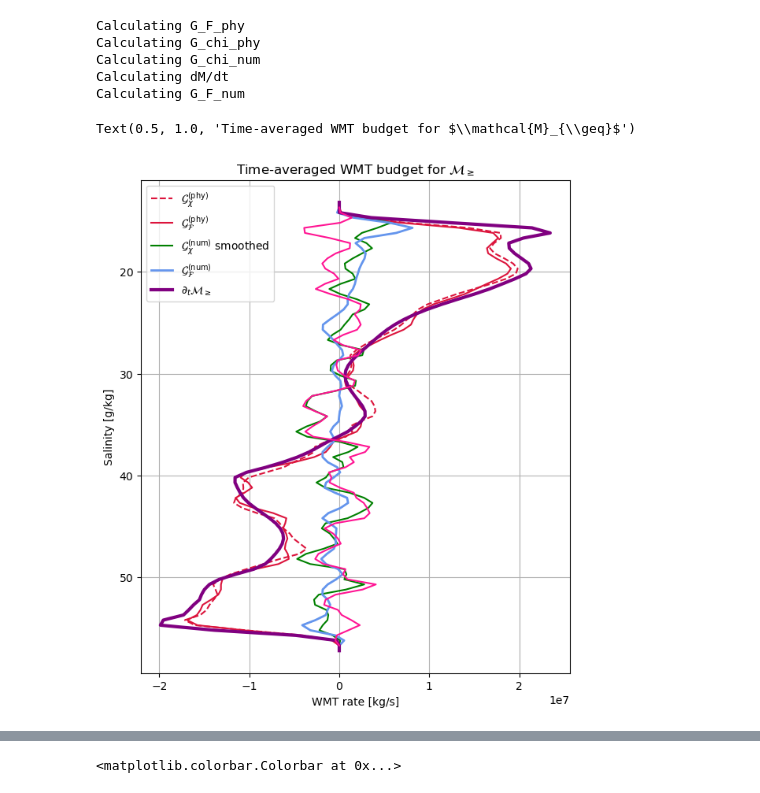
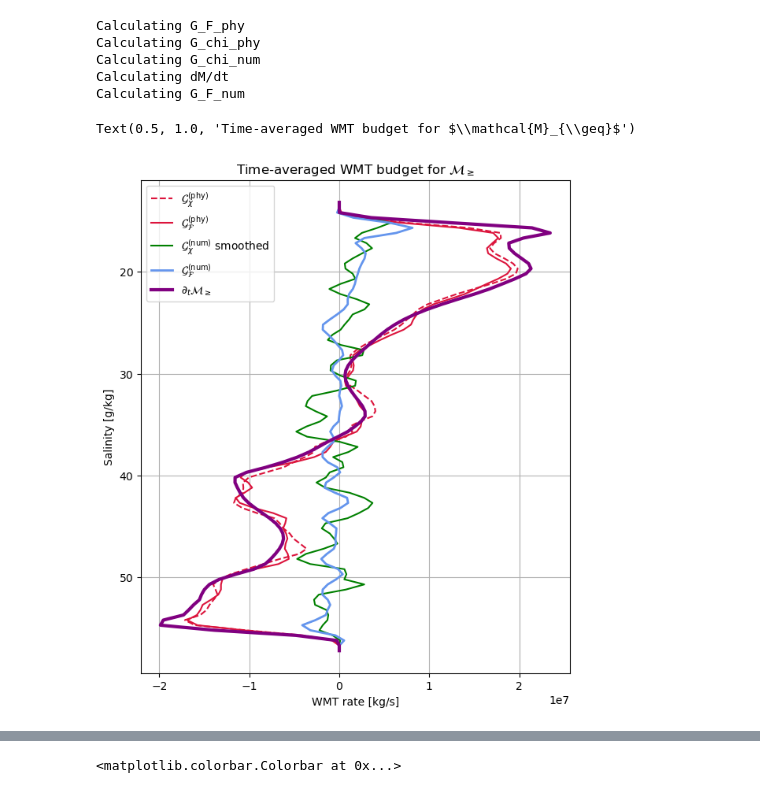
Before and after one commit to kailauyeda/WMT_DVD, a Jupyter notebook: bichan/analysis/spatial_smoothing.ipynb, the cells around one changed output, grey strips where cells are left out. Saved outputs shown, nothing was run; the diff lists cells and outputs as text; code cells hidden in the pictures.

```diff
--- a/bichan/analysis/spatial_smoothing.ipynb
+++ b/bichan/analysis/spatial_smoothing.ipynb
@@ -849,32 +843,32 @@ budget_ds.G_chi_phy.sum('nCells').mean(dim='Time').plot(y='salinity',label = r'$
                                                             linestyle='dashed', color='crimson')
 budget_ds.G_F_phy_center.sum('nCells').mean(dim='Time').plot(y='salinity', label = r'$\mathcal{G}_\mathcal{F}^{\text{(phy)}}$', color = 'crimson')
 
 # G_num
 G_smoothed_chi_num.G_chi_num.sum('nCells').mean(dim='Time').plot(y='salinity', color='green',
                                                                      label = r'$\mathcal{G}_\chi^{\text{(num)}}$ smoothed')
 
 # budget_ds.G_chi_num.sum('nCells').mean(dim='Time').plot(y='salinity', label = r'$\mathcal{G}_\chi^{\text{(num)}}$',
 #                                                             linestyle='dashed',color='cornflowerblue')
 budget_ds.G_F_num.sum('nCells').mean(dim='Time').plot(y='salinity', label = r'$\mathcal{G}_\mathcal{F}^{\text{(num)}}$',
                                                       linewidth = 2, color='cornflowerblue')
 # ds_dt.mean(dim='Time').sum('nCells').salinityTend.plot(y='salinity', label = r'$\partial_t \lambda$')
 
 # dM/dt
 budget_ds.dM_dt.sum('nCells').mean(dim='Time').plot(y='salinity',label = r'$\partial_t \mathcal{M}_{\geq}$', color='purple',linewidth = 3)
 
 # diff btwn G_smoothed_chi_num and G_F_num
-(G_smoothed_chi_num.G_chi_num.sum('nCells').mean(dim='Time') - budget_ds.G_F_num.sum('nCells').mean(dim='Time')).plot(y='salinity',color='deeppink')
+# (G_smoothed_chi_num.G_chi_num.sum('nCells').mean(dim='Time') - budget_ds.G_F_num.sum('nCells').mean(dim='Time')).plot(y='salinity',color='deeppink')
 
 ax.grid()
 # ax.set_ylim(10,60)
 # ax.set_xlim(-7e7, 7e7)
 ax.legend()
 ax.invert_yaxis()
 ax.set_xlabel('WMT rate [kg/s]')
 ax.set_ylabel('Salinity [g/kg]')
 ax.set_title(r'Time-averaged WMT budget for $\mathcal{M}_{\geq}$')
 
 # dM/dt does not go to 0 at salinity = minimum. please just be numerical floating point error or something...
 # %% [output]
 Text(0.5, 1.0, 'Time-averaged WMT budget for $\\mathcal{M}_{\\geq}$')
-[figure, old version]
+[figure, new version]
```
Also changed, not shown: parts of 9 cells of this notebook.
